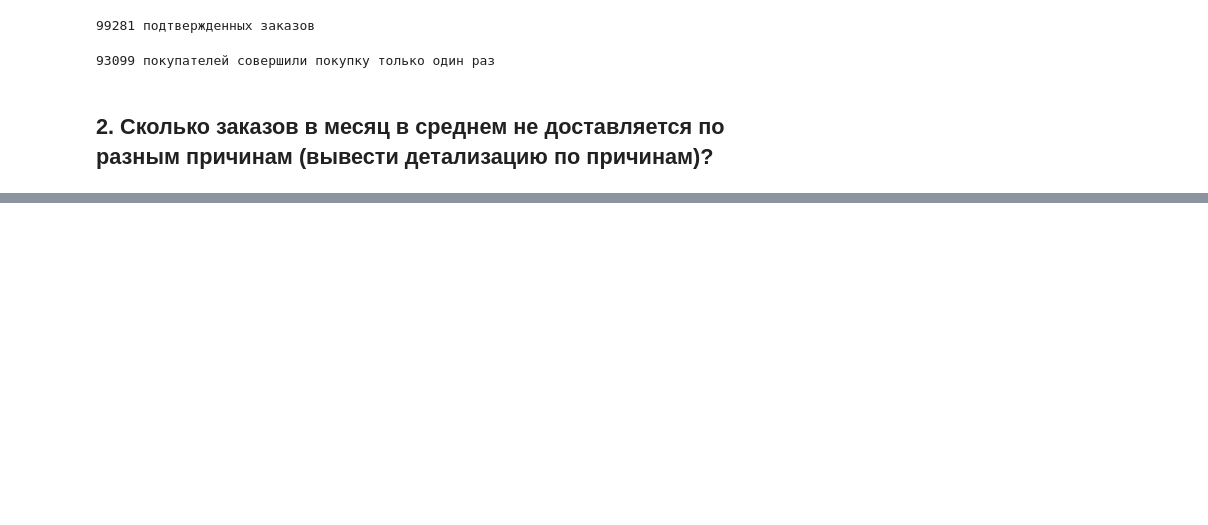
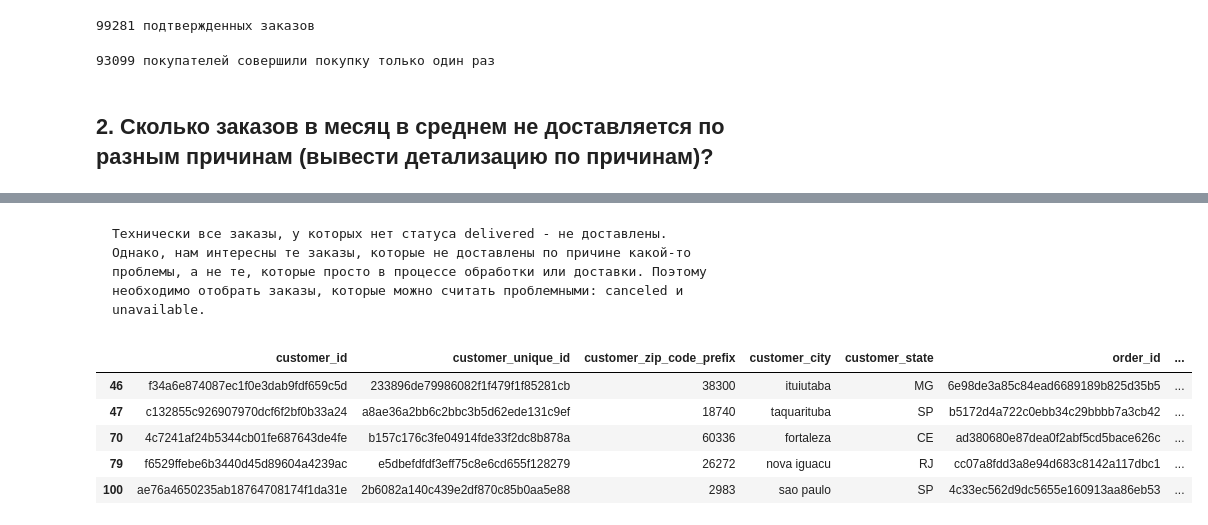
Before and after one commit to EmiliaMaul/e_commerce_kc_project, a Jupyter notebook: first_project_emilia_maul.ipynb, the cells around one changed output, grey strips where cells are left out. Drawn from its saved outputs; the diff is of its cells as text; code cells hidden in the pictures; blank space fills up the shorter version.

```diff
--- a/first_project_emilia_maul.ipynb
+++ b/first_project_emilia_maul.ipynb
@@ -181,0 +199,13 @@ print(one_order_customers.customers_count[0], 'покупателей совер
+# %% [markdown]
+    Технически все заказы, у которых нет статуса delivered - не доставлены. Однако, нам интересны те заказы, которые не доставлены по причине какой-то проблемы, а не те, которые просто в процессе обработки или доставки. Поэтому необходимо отобрать заказы, которые можно считать проблемными: canceled и unavailable.
+# %%
+# Просмотр заказов, у которых отсутствует статус delivered
+not_delivered_orders = customer_orders.query('order_status != "delivered"')
+not_delivered_orders.head()
+# %% [output]
+|  | customer_id | customer_unique_id | customer_zip_code_prefix | customer_city | customer_state | order_id | ... |
+| 46 | f34a6e874087ec1f0e3dab9fdf659c5d | 233896de79986082f1f479f1f85281cb | 38300 | ituiutaba | MG | 6e98de3a85c84ead6689189b825d35b5 | ... |
+| 47 | c132855c926907970dcf6f2bf0b33a24 | a8ae36a2bb6c2bbc3b5d62ede131c9ef | 18740 | taquarituba | SP | b5172d4a722c0ebb34c29bbbb7a3cb42 | ... |
+| 70 | 4c7241af24b5344cb01fe687643de4fe | b157c176c3fe04914fde33f2dc8b878a | 60336 | fortaleza | CE | ad380680e87dea0f2abf5cd5bace626c | ... |
+| 79 | f6529ffebe6b3440d45d89604a4239ac | e5dbefdfdf3eff75c8e6cd655f128279 | 26272 | nova iguacu | RJ | cc07a8fdd3a8e94d683c8142a117dbc1 | ... |
+| 100 | ae76a4650235ab18764708174f1da31e | 2b6082a140c439e2df870c85b0aa5e88 | 2983 | sao paulo | SP | 4c33ec562d9dc5655e160913aa86eb53 | ... |
```
Also changed, not shown: parts of 15 cells of this notebook.
